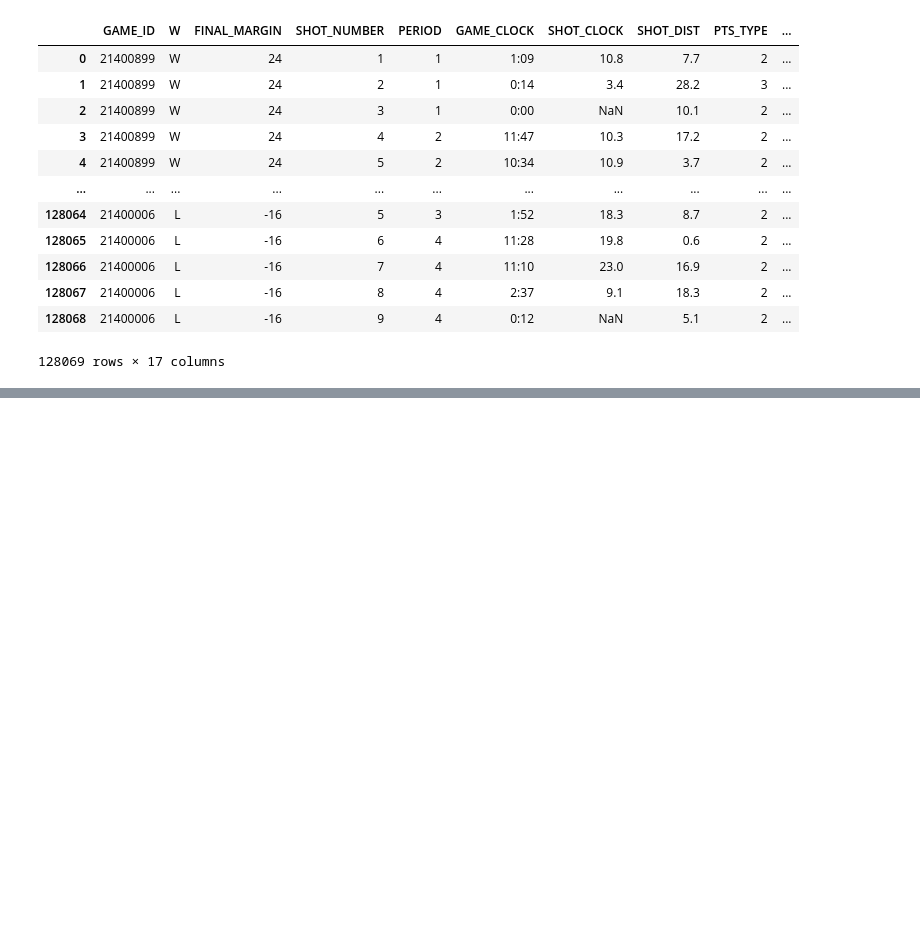
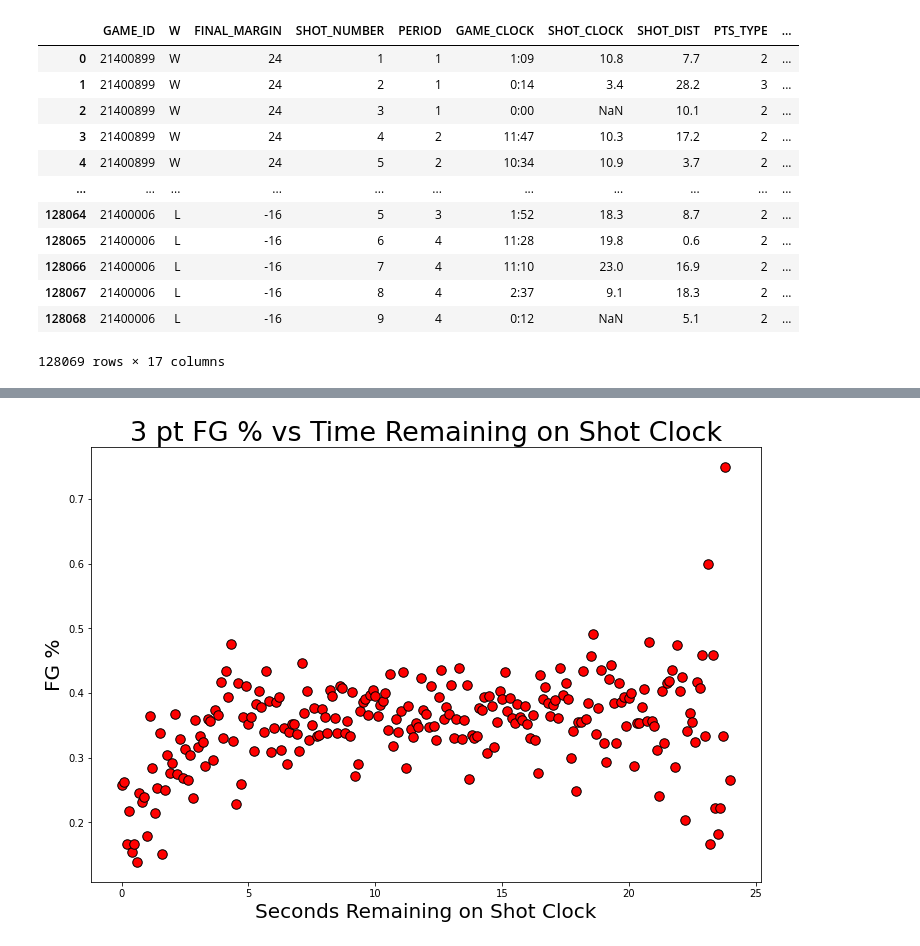
Before and after one commit to briennecole/NBA_Shot_Analysis, a Jupyter notebook: NBA_exploratory_analysis_Pete.ipynb, the cells around one changed output, grey strips where cells are left out. Saved outputs shown, nothing was run; the diff lists cells and outputs as text; code cells hidden in the pictures; blank space fills up the shorter version.

```diff
--- a/NBA_exploratory_analysis_Pete.ipynb
+++ b/NBA_exploratory_analysis_Pete.ipynb
@@ -175,0 +328,20 @@ NameError: name 'linregress' is not defined
+# %%
+# find all the different timepoints
+shot_clock_timepoints3 = three_pointer.groupby(["SHOT_CLOCK"])
+shot_clock_remaining3 = shot_clock_timepoints3["SHOT_CLOCK"].unique()
+# calculate number of shots at each timepoint
+shot_clock_shots3 = shot_clock_timepoints3["SHOT_CLOCK"].count()
+# calculate number of shots made at each timepoint
+shots_made3 = shot_clock_timepoints3["FGM"].sum()
+# calculate FG % at each timepoint
+fg_percent3 = shots_made3 / shot_clock_shots3
+
+# make a new dataframe for graphing
+graph_df3 = pd.DataFrame({
+    "Shot Clock": shot_clock_remaining3,
+    "FG Attempts": shot_clock_shots3,
+    "FGs Made": shots_made3,
+    "FG%": fg_percent3
+})
+
+graph_df3
@@ -176,23 +363,25 @@ NameError: name 'linregress' is not defined
 # %%
 fig1, ax1 = plt.subplots(figsize=(12, 8))
-x_value = three_pointer["SHOT_CLOCK"]
-y_value = three_pointer["FGM"]
+x_value = graph_df3["Shot Clock"]
+y_value = graph_df3["FG%"]
 
-(slope, intercept, rvalue, pvalue, stderr) = linregress(x_value, y_value)
-regress_values = x_value * slope + intercept
+# (slope, intercept, rvalue, pvalue, stderr) = linregress(x_value, y_value)
+# regress_values = x_value * slope + intercept
 
-line_eq = "y = " + str(round(slope, 2)) + "x + " + str(round(intercept, 2))
+# line_eq = "y = " + str(round(slope, 2)) + "x + " + str(round(intercept, 2))
 plt.scatter(x_value, y_value, s=90, c="r", edgecolor="k")
 
-# plot regression line
-plt.plot(x_value, regress_values, "b-")
+# # plot regression line
+# plt.plot(x_value, regress_values, "b-")
 
-# print equation in graph
-plt.annotate(line_eq, (0,0), fontsize=20, color="r")
+# # print equation in graph
+# plt.annotate(line_eq, (0,0), fontsize=20, color="r")
 
 # add labels for readibility
 plt.title("3 pt FG % vs Time Remaining on Shot Clock", fontsize=27)
-plt.xlabel("Time left on shot clock", fontsize=20)
+plt.xlabel("Seconds Remaining on Shot Clock", fontsize=20)
 plt.ylabel("FG %", fontsize=20)
 
 plt.show()
+# %% [output]
+[figure, added]
```
Also changed, not shown: parts of 14 cells of this notebook.
